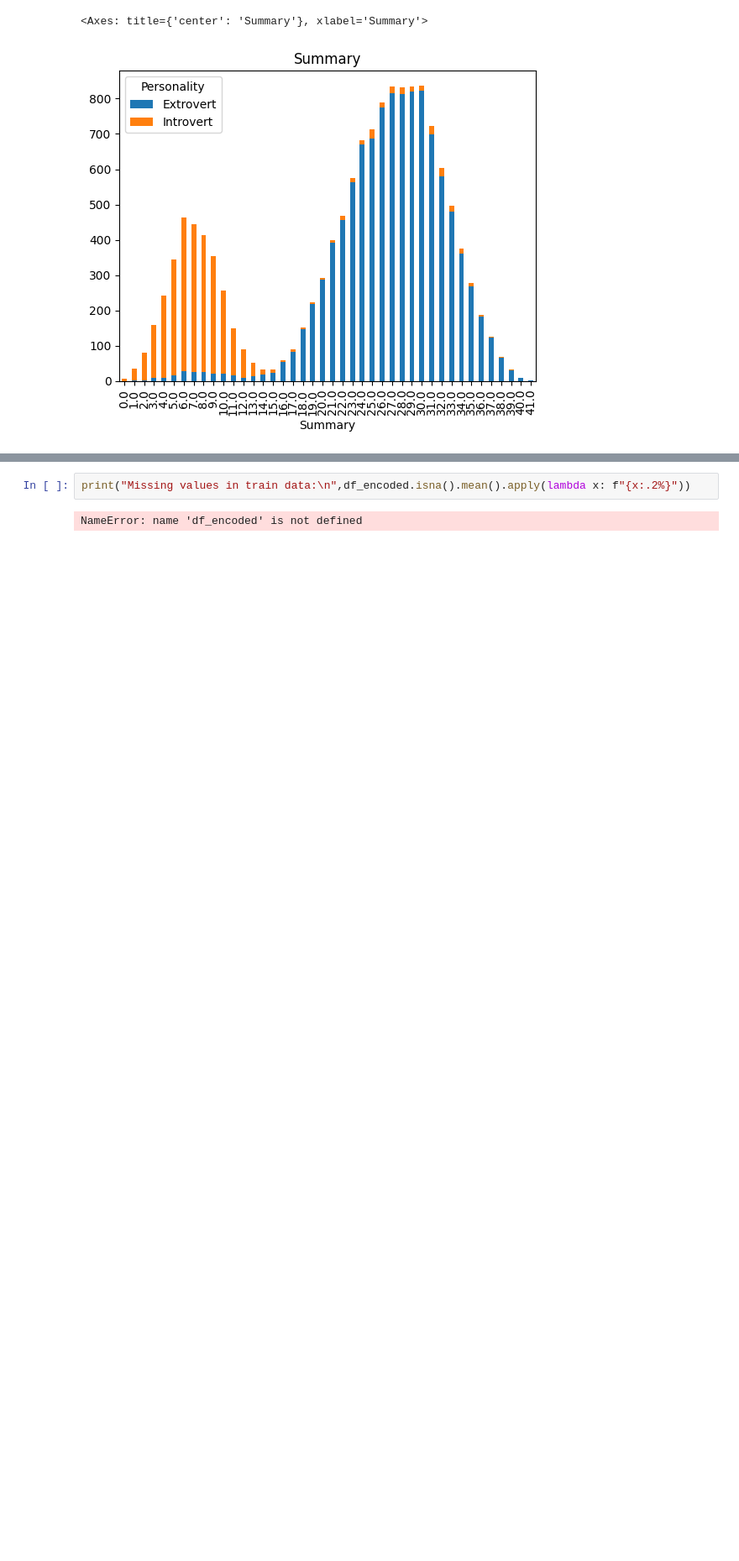
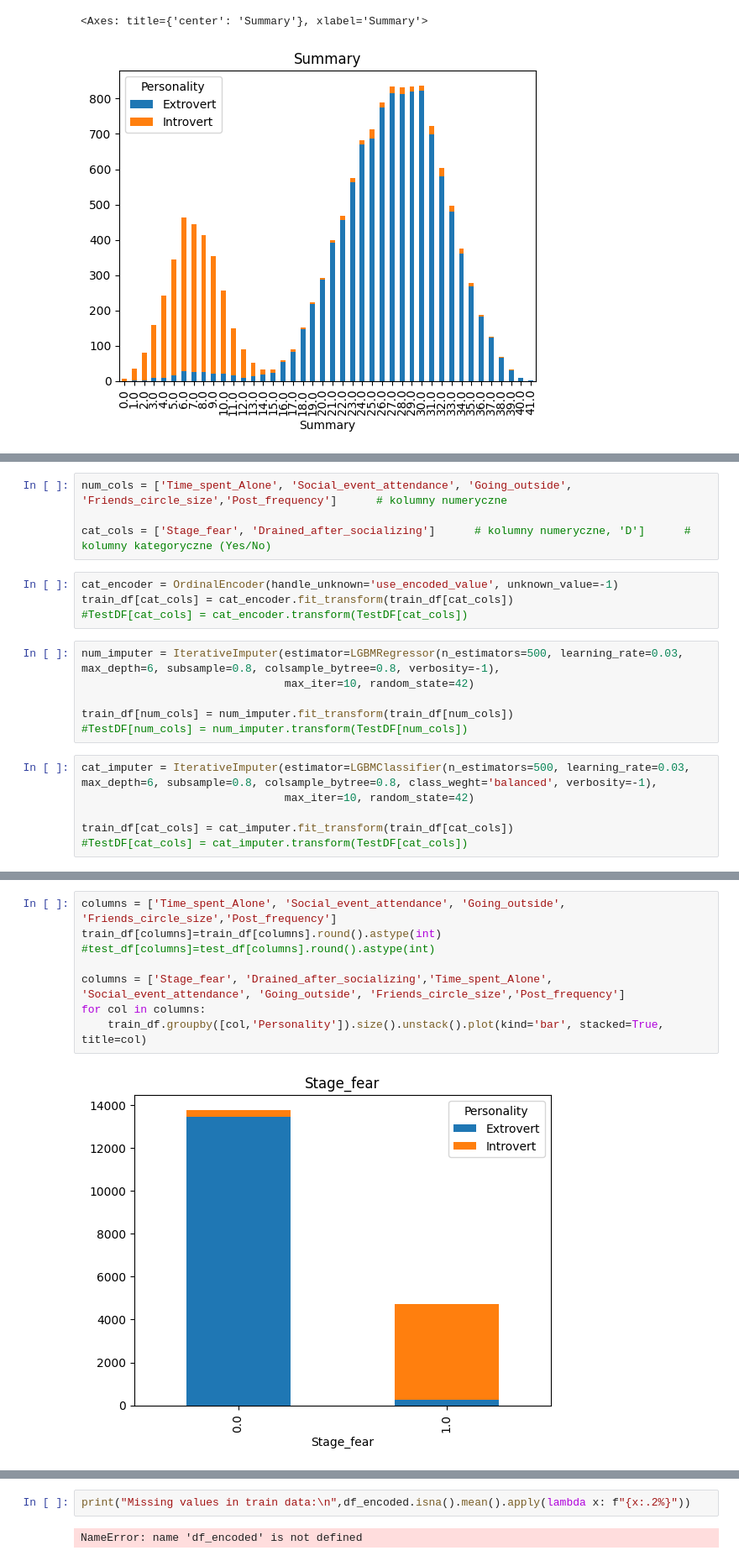
Before and after one commit to PiotrPieciak/LEARN_06_KAGGLE_Predict_Introverts, a Jupyter notebook: notebooks/01_Introverts_and_extroverts_EDA.ipynb, the cells around one changed output, grey strips where cells are left out. Shown at 84% size. Cells and saved outputs as stored; diff of their text form; blank space fills up the shorter version.

```diff
--- a/notebooks/01_Introverts_and_extroverts_EDA.ipynb
+++ b/notebooks/01_Introverts_and_extroverts_EDA.ipynb
@@ -493,0 +535,20 @@ extrovert_col_df.groupby(['Summary','Personality']).size().unstack().plot(kind='
+# %%
+num_cols = ['Time_spent_Alone', 'Social_event_attendance', 'Going_outside', 'Friends_circle_size','Post_frequency']      # kolumny numeryczne
+
+cat_cols = ['Stage_fear', 'Drained_after_socializing']      # kolumny numeryczne, 'D']      # kolumny kategoryczne (Yes/No)
+# %%
+cat_encoder = OrdinalEncoder(handle_unknown='use_encoded_value', unknown_value=-1)
+train_df[cat_cols] = cat_encoder.fit_transform(train_df[cat_cols])
+#TestDF[cat_cols] = cat_encoder.transform(TestDF[cat_cols])
+# %%
+num_imputer = IterativeImputer(estimator=LGBMRegressor(n_estimators=500, learning_rate=0.03, max_depth=6, subsample=0.8, colsample_bytree=0.8, verbosity=-1),
+                               max_iter=10, random_state=42)
+
+train_df[num_cols] = num_imputer.fit_transform(train_df[num_cols])
+#TestDF[num_cols] = num_imputer.transform(TestDF[num_cols])
+# %%
+cat_imputer = IterativeImputer(estimator=LGBMClassifier(n_estimators=500, learning_rate=0.03, max_depth=6, subsample=0.8, colsample_bytree=0.8, class_weght='balanced', verbosity=-1),
+                               max_iter=10, random_state=42)
+
+train_df[cat_cols] = cat_imputer.fit_transform(train_df[cat_cols])
+#TestDF[cat_cols] = cat_imputer.transform(TestDF[cat_cols])
@@ -493,0 +559,10 @@ extrovert_col_df.groupby(['Summary','Personality']).size().unstack().plot(kind='
+# %%
+columns = ['Time_spent_Alone', 'Social_event_attendance', 'Going_outside', 'Friends_circle_size','Post_frequency']
+train_df[columns]=train_df[columns].round().astype(int)
+#test_df[columns]=test_df[columns].round().astype(int)
+
+columns = ['Stage_fear', 'Drained_after_socializing','Time_spent_Alone', 'Social_event_attendance', 'Going_outside', 'Friends_circle_size','Post_frequency']
+for col in columns:
+    train_df.groupby([col,'Personality']).size().unstack().plot(kind='bar', stacked=True, title=col)
+# %% [output]
+[figure, added]
```
Also changed, not shown: parts of 11 cells of this notebook.
